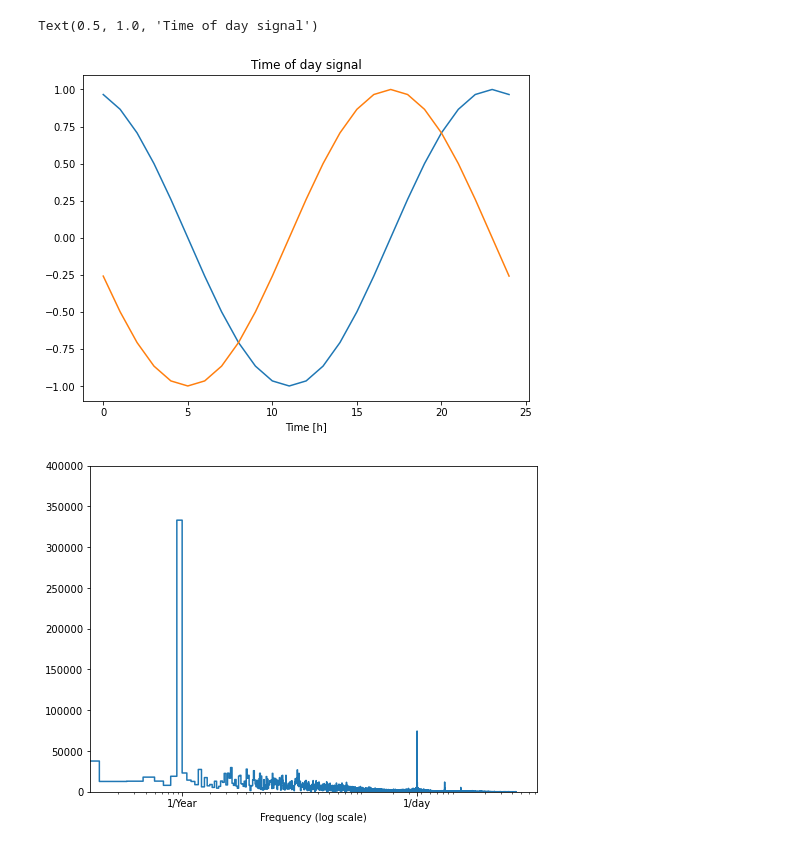
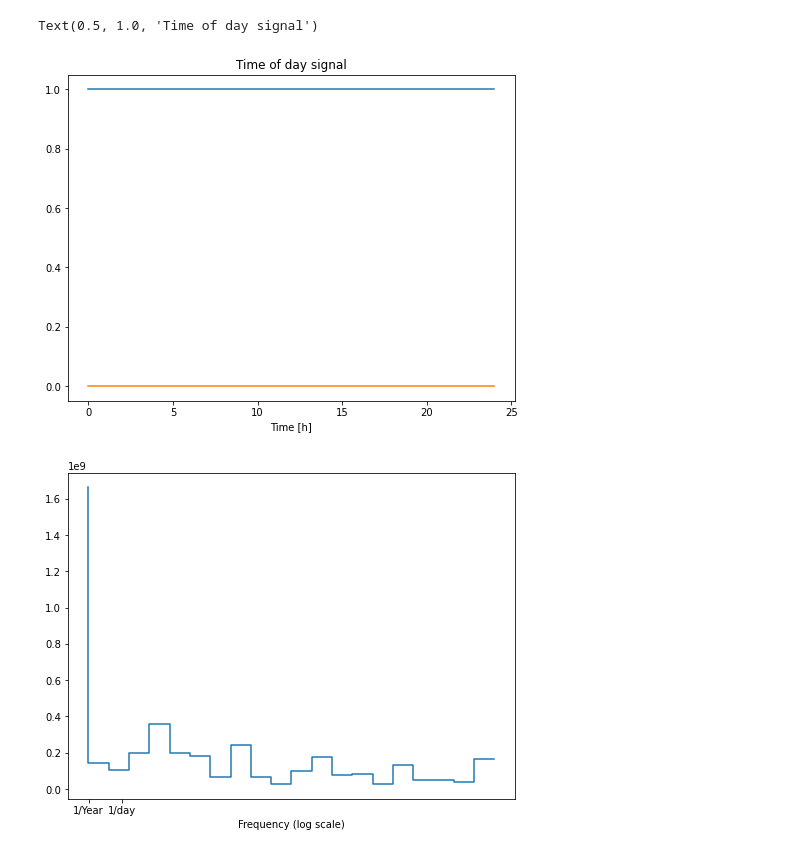
Before and after one commit to GabrielleJacoby/GabrielleJacoby.github.io, a Jupyter notebook: Texas_County_Boundaries_Detailed-shp/Tensor Flow Example - Production.ipynb, the cells around one changed output. Drawn from its saved outputs; the diff is of its cells as text; code cells hidden in the pictures.

```diff
--- a/Texas_County_Boundaries_Detailed-shp/Tensor Flow Example - Production.ipynb
+++ b/Texas_County_Boundaries_Detailed-shp/Tensor Flow Example - Production.ipynb
@@ -30,13 +30,12 @@ model.compile(optimizer=Adam(0.01), loss='binary_crossentropy', metrics=['accura
 # # slice [start:stop:step], starting from index 5 take every 6th record.
 # df = df[5::6]
 # %%
-df = pd.read_excel('2010_Data.xls')
+df = pd.read_csv('Eagle_Ford_List.csv')
 df = pd.DataFrame(df)
-df = df.set_index(['Year'])
+#df = df.set_index(['Date Time'])
 original_columns = df.columns
 # %%
-#date_time = df['Year']
-#date_time = pd.to_datetime(df.pop('Year'), format='%d.%m.%Y %H:%M:%S')
+date_time = pd.to_datetime(df.pop('Date Time'), format='%Y')
 # %%
 df.head()
 # %% [output]
@@ -101,14 +64,0 @@ Text(0, 0.5, 'Wind Velocity [m/s]')
-# %%
-wv = df.pop('wv (m/s)')
-max_wv = df.pop('max. wv (m/s)')
-
-# Convert to radians.
-wd_rad = df.pop('wd (deg)')*np.pi / 180
-
-# Calculate the wind x and y components.
-df['Wx'] = wv*np.cos(wd_rad)
-df['Wy'] = wv*np.sin(wd_rad)
-
-# Calculate the max wind x and y components.
-df['max Wx'] = max_wv*np.cos(wd_rad)
-df['max Wy'] = max_wv*np.sin(wd_rad)
@@ -139,24 +79,24 @@ plt.xlabel('Time [h]')
 plt.title('Time of day signal')
 # %% [output]
 Text(0.5, 1.0, 'Time of day signal')
-[figure, old version]
+[figure, new version]
 # %%
-fft = tf.signal.rfft(df['T (degC)'])
+fft = tf.signal.rfft(df['Production'])
 f_per_dataset = np.arange(0, len(fft))
 
-n_samples_h = len(df['T (degC)'])
+n_samples_h = len(df['Production'])
 hours_per_year = 24*365.2524
 years_per_dataset = n_samples_h/(hours_per_year)
 
 f_per_year = f_per_dataset/years_per_dataset
 plt.step(f_per_year, np.abs(fft))
-plt.xscale('log')
-plt.ylim(0, 400000)
-plt.xlim([0.1, max(plt.xlim())])
+#plt.xscale('log')
+#plt.ylim(0, 400000)
+#plt.xlim([0.1, max(plt.xlim())])
 plt.xticks([1, 365.2524], labels=['1/Year', '1/day'])
 _ = plt.xlabel('Frequency (log scale)')
 # %% [output]
-[figure, old version]
+[figure, new version]
 # %%
 column_indices = {name: i for i, name in enumerate(df.columns)}
 
```
Also changed, not shown: parts of 65 cells of this notebook, 11 other files.
